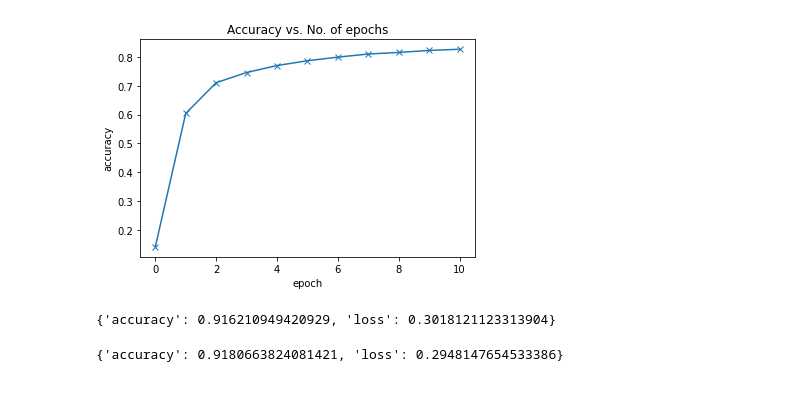
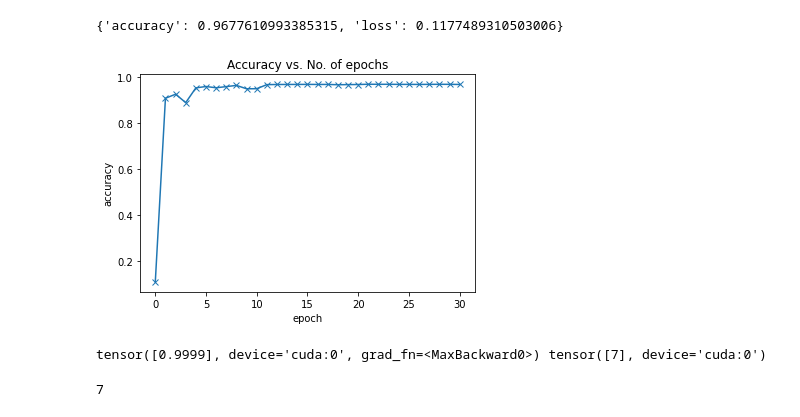
Before and after one commit to arnavgarg123/HandWrittenNumberRecognition, a Jupyter notebook: HandWrittenNumberRecognition.ipynb, the cells around one changed output. Saved outputs shown, nothing was run; the diff lists cells and outputs as text; code cells hidden in the pictures.

```diff
--- a/HandWrittenNumberRecognition.ipynb
+++ b/HandWrittenNumberRecognition.ipynb
@@ -175,0 +127,3 @@ res00
+# %%
+history+=[model.evaluate(val_dl)]
+history
@@ -176,3 +132,3 @@ res00
 # %%
-history11=model.fit(10,0.05,train_l,val_l)
+history+=model.fit(10,train_dl,val_dl,0.5)
 # %% [output]
@@ -193,0 +145,2 @@ res11
+# %%
+history+=model.fit(10,train_dl,val_dl,0.1)
@@ -193,0 +158,2 @@ res11
+# %%
+history+=model.fit(10,train_dl,val_dl,0.01)
@@ -194,10 +171,14 @@ res11
+# %%
+res1=model.evaluate(val_dl)
+res1
+# %% [output]
+{'accuracy': 0.9677610993385315, 'loss': 0.1177489310503006}
 # %%
 # Replace these values with your results
-history1 = [res00] + history1
-accuracies = [result['accuracy'] for result in history1]
+accuracies = [i['accuracy'] for i in history]
 plt.plot(accuracies, '-x')
 plt.xlabel('epoch')
 plt.ylabel('accuracy')
 plt.title('Accuracy vs. No. of epochs');
 # %% [output]
-[figure, old version]
+[figure, new version]
@@ -206,10 +185,9 @@ test_l=DataLoader(test_ds,batch_size=256)
-# %%
-result=model.accuracy1(test_l)
-result
-# %% [output]
-{'accuracy': 0.916210949420929, 'loss': 0.3018121123313904}
-# %%
-result1=model1.accuracy1(test_l)
-result1
-# %% [output]
-{'accuracy': 0.9180663824081421, 'loss': 0.2948147654533386}
+# %%
+a,b=torch.max(model.predict(test_ds[0][0].to(device)),dim=1)
+print(a,b)
+# %% [output]
+tensor([0.9999], device='cuda:0', grad_fn=<MaxBackward0>) tensor([7], device='cuda:0')
+# %%
+test_ds[0][1]
+# %% [output]
+7
```
Also changed, not shown: parts of 47 cells of this notebook, 1 other file.
